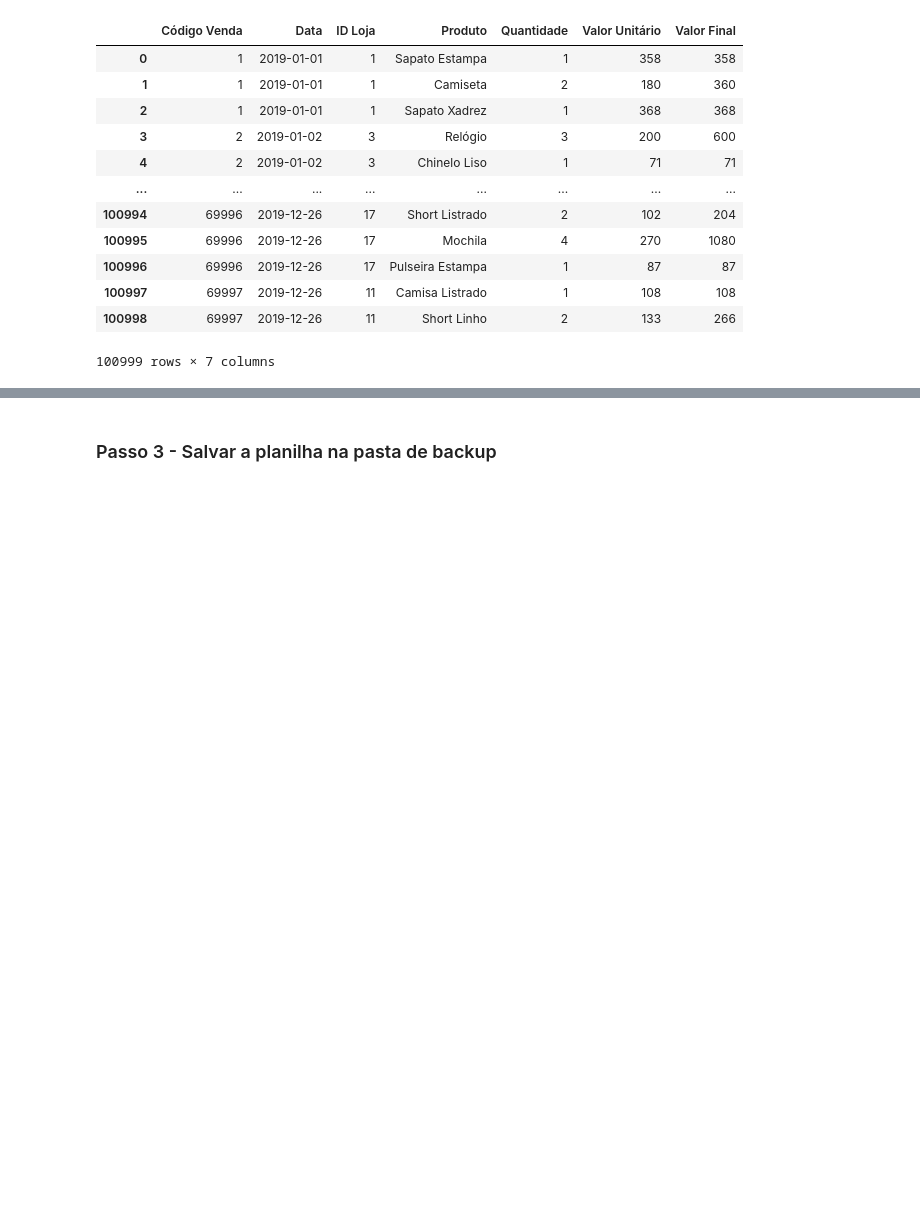
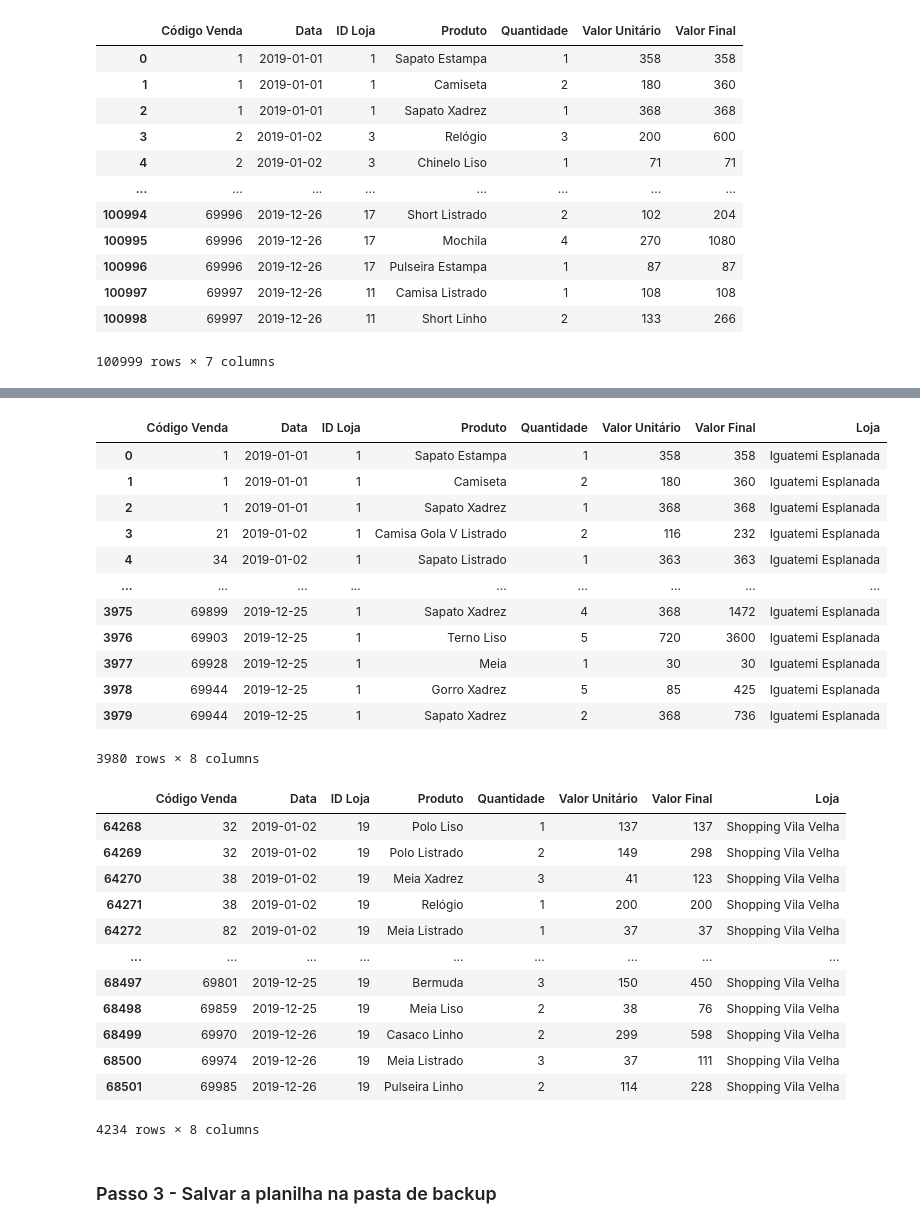
Before and after one commit to gsoaresdz/automacao-processo-indicadores, a Jupyter notebook: Automacao de Processo.ipynb, the cells around one changed output, grey strips where cells are left out. Saved outputs shown, nothing was run; the diff lists cells and outputs as text; code cells hidden in the pictures; blank space fills up the shorter version.

```diff
--- a/Automacao de Processo.ipynb
+++ b/Automacao de Processo.ipynb
@@ -65,3 +82,38 @@ display(vendas)
+# %%
+dicionario_lojas = {}
+
+for loja in lojas['Loja']:
+  dicionario_lojas[loja] = vendas.loc[vendas['Loja']==loja, :]
+
+display(dicionario_lojas['Iguatemi Esplanada'])
+display(dicionario_lojas['Shopping Vila Velha'])
+# %% [output]
+|  | Código Venda | Data | ID Loja | Produto | Quantidade | Valor Unitário | Valor Final | Loja |
+| 0 | 1 | 2019-01-01 | 1 | Sapato Estampa | 1 | 358 | 358 | Iguatemi Esplanada |
+| 1 | 1 | 2019-01-01 | 1 | Camiseta | 2 | 180 | 360 | Iguatemi Esplanada |
+| 2 | 1 | 2019-01-01 | 1 | Sapato Xadrez | 1 | 368 | 368 | Iguatemi Esplanada |
+| 3 | 21 | 2019-01-02 | 1 | Camisa Gola V Listrado | 2 | 116 | 232 | Iguatemi Esplanada |
+| 4 | 34 | 2019-01-02 | 1 | Sapato Listrado | 1 | 363 | 363 | Iguatemi Esplanada |
+| ... | ... | ... | ... | ... | ... | ... | ... | ... |
+| 3975 | 69899 | 2019-12-25 | 1 | Sapato Xadrez | 4 | 368 | 1472 | Iguatemi Esplanada |
+| 3976 | 69903 | 2019-12-25 | 1 | Terno Liso | 5 | 720 | 3600 | Iguatemi Esplanada |
+| 3977 | 69928 | 2019-12-25 | 1 | Meia | 1 | 30 | 30 | Iguatemi Esplanada |
+| 3978 | 69944 | 2019-12-25 | 1 | Gorro Xadrez | 5 | 85 | 425 | Iguatemi Esplanada |
+| 3979 | 69944 | 2019-12-25 | 1 | Sapato Xadrez | 2 | 368 | 736 | Iguatemi Esplanada |
+3980 rows × 8 columns
+|  | Código Venda | Data | ID Loja | Produto | Quantidade | Valor Unitário | Valor Final | Loja |
+| 64268 | 32 | 2019-01-02 | 19 | Polo Liso | 1 | 137 | 137 | Shopping Vila Velha |
+| 64269 | 32 | 2019-01-02 | 19 | Polo Listrado | 2 | 149 | 298 | Shopping Vila Velha |
+| 64270 | 38 | 2019-01-02 | 19 | Meia Xadrez | 3 | 41 | 123 | Shopping Vila Velha |
+| 64271 | 38 | 2019-01-02 | 19 | Relógio | 1 | 200 | 200 | Shopping Vila Velha |
+| 64272 | 82 | 2019-01-02 | 19 | Meia Listrado | 1 | 37 | 37 | Shopping Vila Velha |
+| ... | ... | ... | ... | ... | ... | ... | ... | ... |
+| 68497 | 69801 | 2019-12-25 | 19 | Bermuda | 3 | 150 | 450 | Shopping Vila Velha |
+| 68498 | 69859 | 2019-12-25 | 19 | Meia Liso | 2 | 38 | 76 | Shopping Vila Velha |
+| 68499 | 69970 | 2019-12-26 | 19 | Casaco Linho | 2 | 299 | 598 | Shopping Vila Velha |
+| 68500 | 69974 | 2019-12-26 | 19 | Meia Listrado | 3 | 37 | 111 | Shopping Vila Velha |
+| 68501 | 69985 | 2019-12-26 | 19 | Pulseira Linho | 2 | 114 | 228 | Shopping Vila Velha |
+4234 rows × 8 columns
 # %% [markdown]
 ### Passo 3 - Salvar a planilha na pasta de backup
 # %% [markdown]
```
Also changed, not shown: parts of 2 cells of this notebook.
